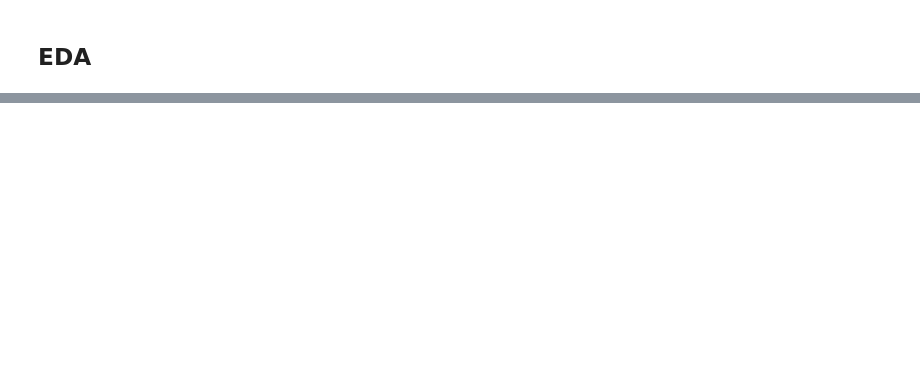
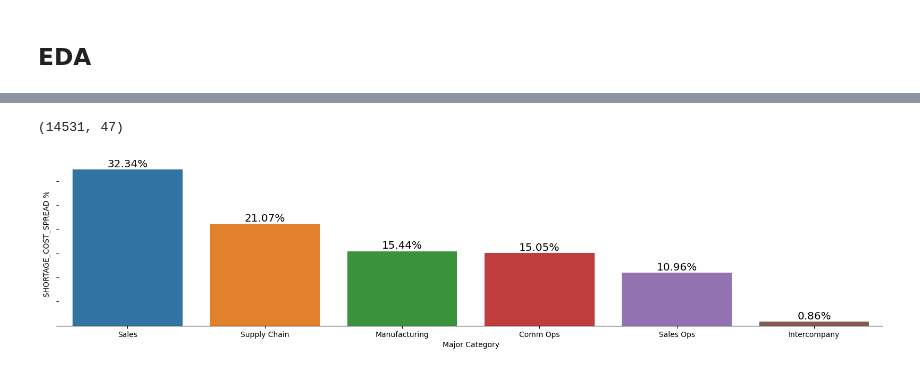
Before and after one commit to NishantJadhav369/AnalyticsTool, a Jupyter notebook: notebooks/Regression_Demo.ipynb, the cells around one changed output, grey strips where cells are left out. Drawn from its saved outputs; the diff is of its cells as text; code cells hidden in the pictures; blank space fills up the shorter version.

```diff
--- a/notebooks/Regression_Demo.ipynb
+++ b/notebooks/Regression_Demo.ipynb
@@ -425,18 +472,21 @@ cat_spread['SHORTAGE_COST_SPREAD'].apply(lambda x: "$"+str(round(x)))
 # %%
 dimension = 'Major Category'
 cat_spread = eda_slice.drop_duplicates([dimension,'SHORTAGE','SHORTAGE_COST_SPREAD']) # review later
 print(cat_spread.shape)
 cat_spread =  cat_spread.groupby(dimension)['SHORTAGE_COST_SPREAD'].sum().sort_values(ascending=False).reset_index()
 cat_spread['SHORTAGE_COST_SPREAD %'] = cat_spread['SHORTAGE_COST_SPREAD']/cat_spread['SHORTAGE_COST_SPREAD'].sum()*100
 cat_spread = cat_spread[cat_spread[dimension]!='missing']
 cat_spread[dimension] = cat_spread[dimension].astype(str)
 # cat_spread = cat_spread.iloc[:5]
 sns.barplot(x=dimension,y='SHORTAGE_COST_SPREAD %',data=cat_spread)
 sns.despine(left=True,right=True)
 ax = sns.barplot(x=dimension,y='SHORTAGE_COST_SPREAD %',data=cat_spread)
 ax.set_yticklabels([])
-for i, v in enumerate(cat_spr``ead['SHORTAGE_COST_SPREAD %']):
+for i, v in enumerate(cat_spread['SHORTAGE_COST_SPREAD %']):
     ax.text(i, v + 0.5, str(round(v,2))+"%", ha='center',fontsize ='x-large')
+# %% [output]
+(14531, 47)
+[figure, added]
 # %%
 111.2.formatt('$%{text:,.2s}')
 # %%
```
Also changed, not shown: parts of 61 cells of this notebook, 11 other files.
